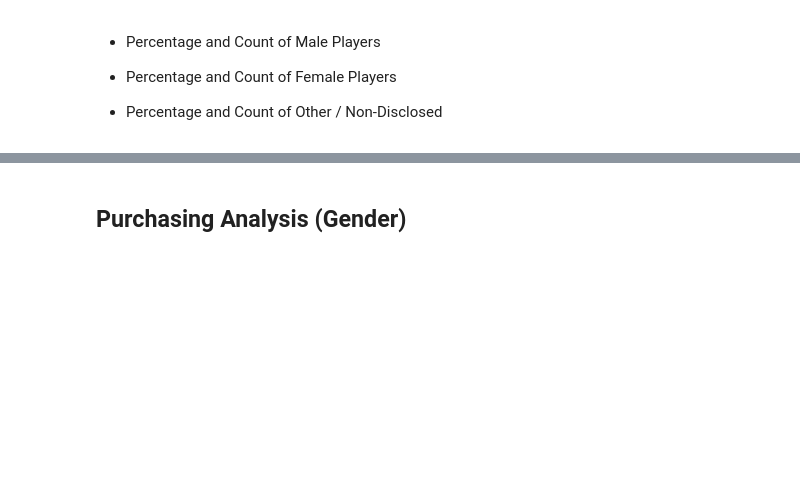
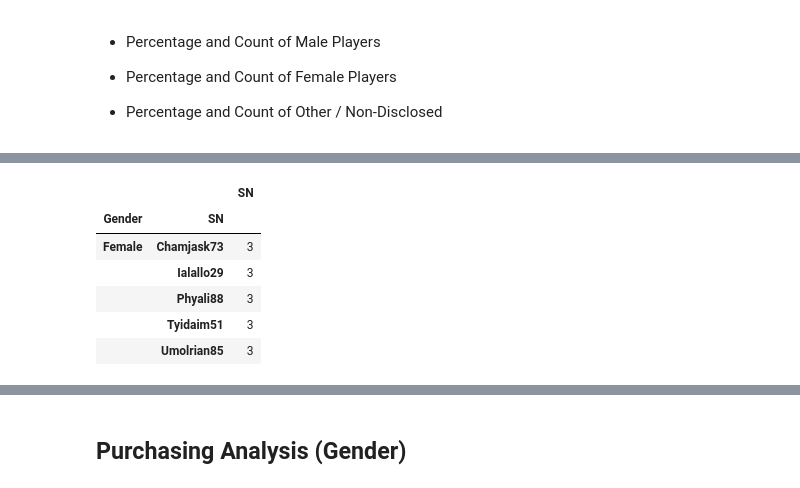
Before and after one commit to ztcnrh/pandas-challenge, a Jupyter notebook: HeroesOfPymoli/HeroesOfPymoli_Tianchi Zhang.ipynb, the cells around one changed output, grey strips where cells are left out. Drawn from its saved outputs; the diff is of its cells as text; code cells hidden in the pictures; blank space fills up the shorter version.

```diff
--- a/HeroesOfPymoli/HeroesOfPymoli_Tianchi Zhang.ipynb
+++ b/HeroesOfPymoli/HeroesOfPymoli_Tianchi Zhang.ipynb
@@ -75,0 +80,13 @@ purchasing_analysis_df
+# %%
+# Step 1: Group by gender and look at unique player IDs within each gender in a new dataframe
+gender_group = purchase_data.groupby('Gender')
+gender_sn_df = pd.DataFrame(gender_group['SN'].value_counts())
+gender_sn_df.head()
+# %% [output]
+|  |  | SN |
+| Gender | SN |  |
+| Female | Chamjask73 | 3 |
+|  | Ialallo29 | 3 |
+|  | Phyali88 | 3 |
+|  | Tyidaim51 | 3 |
+|  | Umolrian85 | 3 |
```
Also changed, not shown: parts of 19 cells of this notebook.
